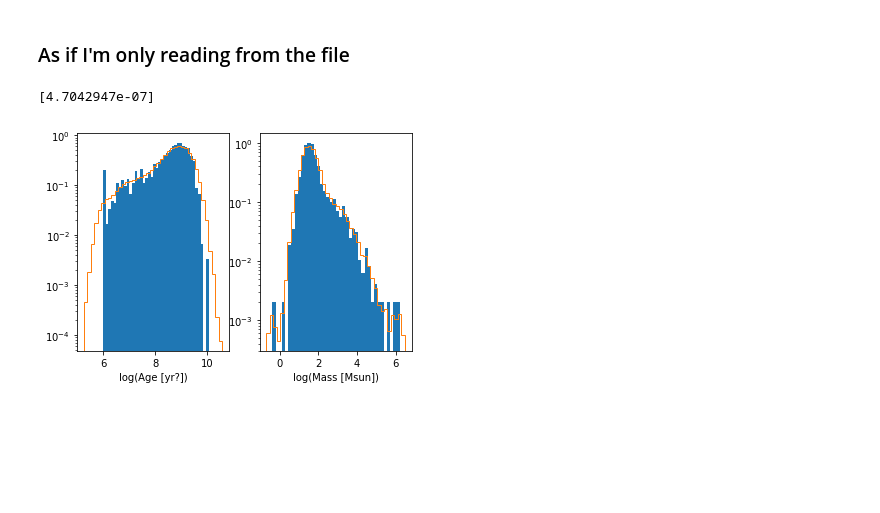
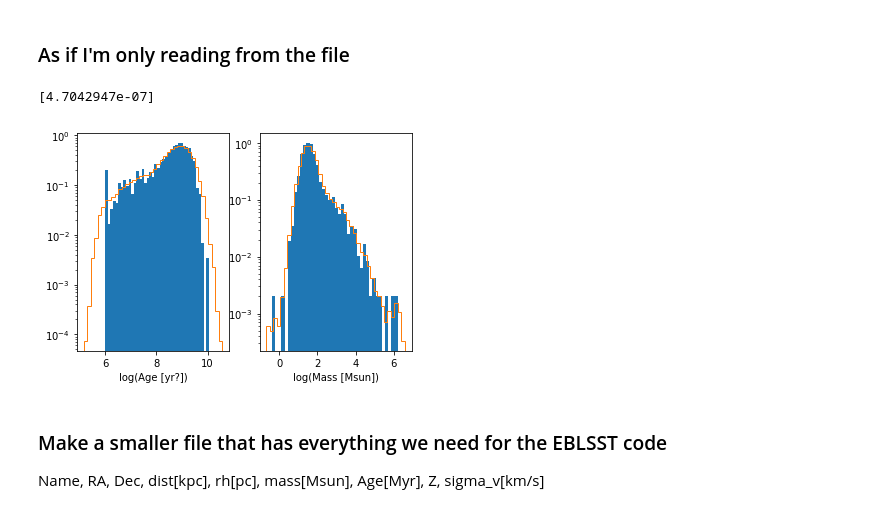
Before and after one commit to ageller/compileOCs, a Jupyter notebook: compileOCdata.ipynb, the cells around one changed output. Drawn from its saved outputs; the diff is of its cells as text; code cells hidden in the pictures; blank space fills up the shorter version.

```diff
--- a/compileOCdata.ipynb
+++ b/compileOCdata.ipynb
@@ -287,30 +307,34 @@ ax2.set_yscale('log')
 # %% [markdown]
 ### As if I'm only reading from the file
 # %%
-df = pd.read_csv("OCcompiled.csv")
+df = pd.read_csv("OCcompiled_hasAgeMass.csv")
 
 data = np.vstack((df['logAge'].values, df['logMass'].values))
 KDE = gaussian_kde(data)
 sample = KDE.resample(size=int(1e5))
 
 nbins = 40
 
 f,(ax1, ax2) = plt.subplots(1,2)
 ax1.hist(df['logAge'].values, bins=nbins, density=True)
 ax1.hist(sample[0,:], bins=nbins, density=True, histtype='step')
 ax1.set_xlabel('log(Age [yr?])')
 ax1.set_yscale('log')
 
 ax2.hist(df['logMass'].values, bins=nbins, density=True)
 ax2.hist(sample[1,:], bins=nbins, density=True, histtype='step')
 ax2.set_xlabel('log(Mass [Msun])')
 ax2.set_yscale('log')
 
 lt = 5
 lm = 2
 values = np.vstack([lt, lm])
 print(KDE(values))
 #NOTE: the age KDE seems to be missing the edges.  Maybe I should set those to zero automatically?
 # %% [output]
 [4.7042947e-07]
-[figure, old version]
+[figure, new version]
+# %% [markdown]
+### Make a smaller file that has everything we need for the EBLSST code
+
+Name, RA, Dec, dist[kpc], rh[pc], mass[Msun], Age[Myr], Z, sigma_v[km/s]
```
Also changed, not shown: parts of 9 cells of this notebook, 4 other files.
